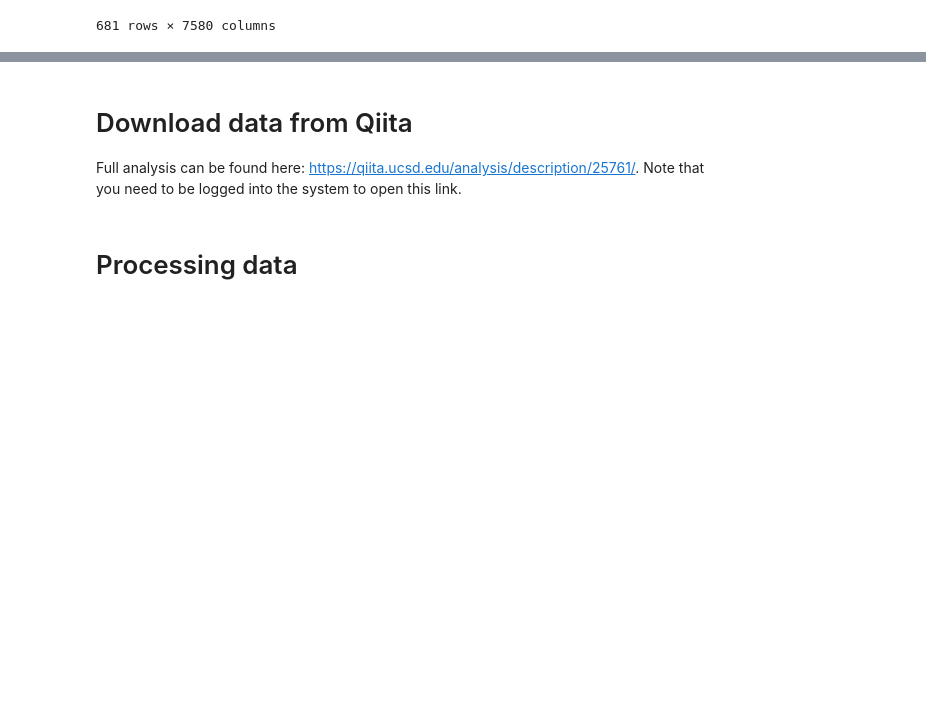
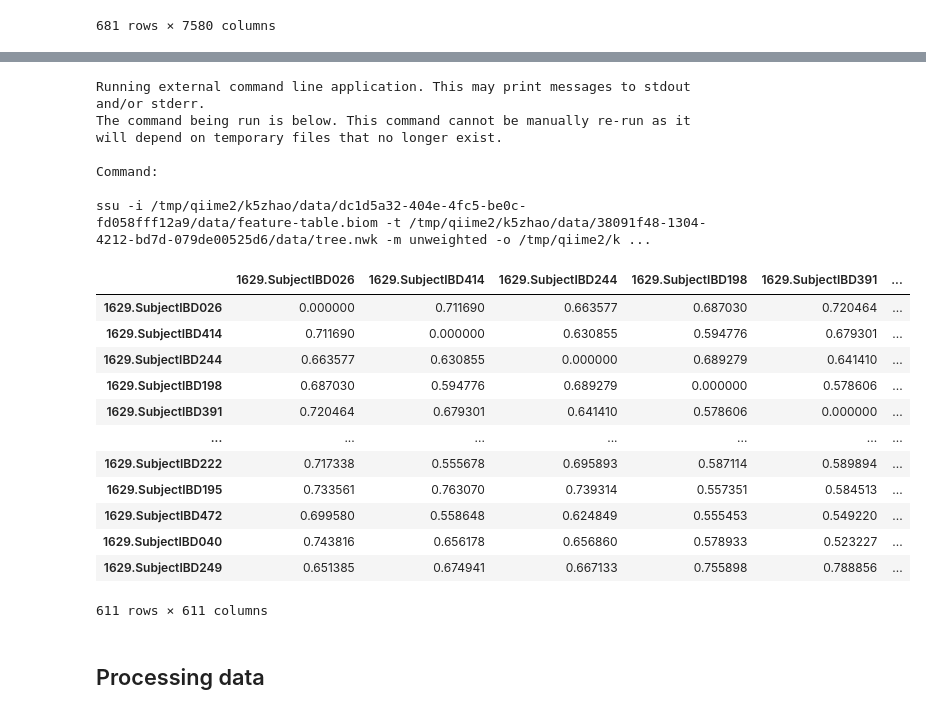
Before and after one commit to mwdai049/DSC180-Capstone, a Jupyter notebook: notebook.ipynb, the cells around one changed output, grey strips where cells are left out. Saved outputs shown, nothing was run; the diff lists cells and outputs as text; code cells hidden in the pictures; blank space fills up the shorter version.

```diff
--- a/notebook.ipynb
+++ b/notebook.ipynb
@@ -82,12 +110,29 @@ faith_pd.alpha_diversity.save('alpha_diversity.qza')
 # %%
 unifrac_res = diversity.actions.beta_phylogenetic(
-    table=rarefied_ft,
+    table=rarefied,
     phylogeny=rooted_tree,
     metric='unweighted_unifrac'
 )
-unifrac_dm = unifrac_res.distance_matrix.view(pd.DataFrame)
-unifrac_dm.distance_matrix.save('distance.qza')
+unifrac_dm = unifrac_res.distance_matrix.view(DistanceMatrix)
+unifrac_df = pd.DataFrame(unifrac_dm.data, index=unifrac_dm.ids, columns=unifrac_dm.ids)
+unifrac_df
+# %% [output]
+Running external command line application. This may print messages to stdout and/or stderr.
+The command being run is below. This command cannot be manually re-run as it will depend on temporary files that no longer exist.
+
+Command:
+
+ssu -i /tmp/qiime2/k5zhao/data/dc1d5a32-404e-4fc5-be0c-fd058fff12a9/data/feature-table.biom -t /tmp/qiime2/k5zhao/data/38091f48-1304-4212-bd7d-079de00525d6/data/tree.nwk -m unweighted -o /tmp/qiime2/k ...
+|  | 1629.SubjectIBD026 | 1629.SubjectIBD414 | 1629.SubjectIBD244 | 1629.SubjectIBD198 | 1629.SubjectIBD391 | ... |
+| 1629.SubjectIBD026 | 0.000000 | 0.711690 | 0.663577 | 0.687030 | 0.720464 | ... |
+| 1629.SubjectIBD414 | 0.711690 | 0.000000 | 0.630855 | 0.594776 | 0.679301 | ... |
+| 1629.SubjectIBD244 | 0.663577 | 0.630855 | 0.000000 | 0.689279 | 0.641410 | ... |
+| 1629.SubjectIBD198 | 0.687030 | 0.594776 | 0.689279 | 0.000000 | 0.578606 | ... |
+| 1629.SubjectIBD391 | 0.720464 | 0.679301 | 0.641410 | 0.578606 | 0.000000 | ... |
+| ... | ... | ... | ... | ... | ... | ... |
+| 1629.SubjectIBD222 | 0.717338 | 0.555678 | 0.695893 | 0.587114 | 0.589894 | ... |
+| 1629.SubjectIBD195 | 0.733561 | 0.763070 | 0.739314 | 0.557351 | 0.584513 | ... |
+| 1629.SubjectIBD472 | 0.699580 | 0.558648 | 0.624849 | 0.555453 | 0.549220 | ... |
+| 1629.SubjectIBD040 | 0.743816 | 0.656178 | 0.656860 | 0.578933 | 0.523227 | ... |
+| 1629.SubjectIBD249 | 0.651385 | 0.674941 | 0.667133 | 0.755898 | 0.788856 | ... |
+611 rows × 611 columns
-# %% [markdown]
-# Download data from Qiita
-
-Full analysis can be found here: https://qiita.ucsd.edu/analysis/description/25761/. Note that you need to be logged into the system to open this link.
@@ -104,3 +142,3 @@ Full analysis can be found here: https://qiita.ucsd.edu/analysis/description/257
 # %% [markdown]
-# Processing data
+## Processing data
 # %%
```
Also changed, not shown: parts of 17 cells of this notebook, 3 other files.
